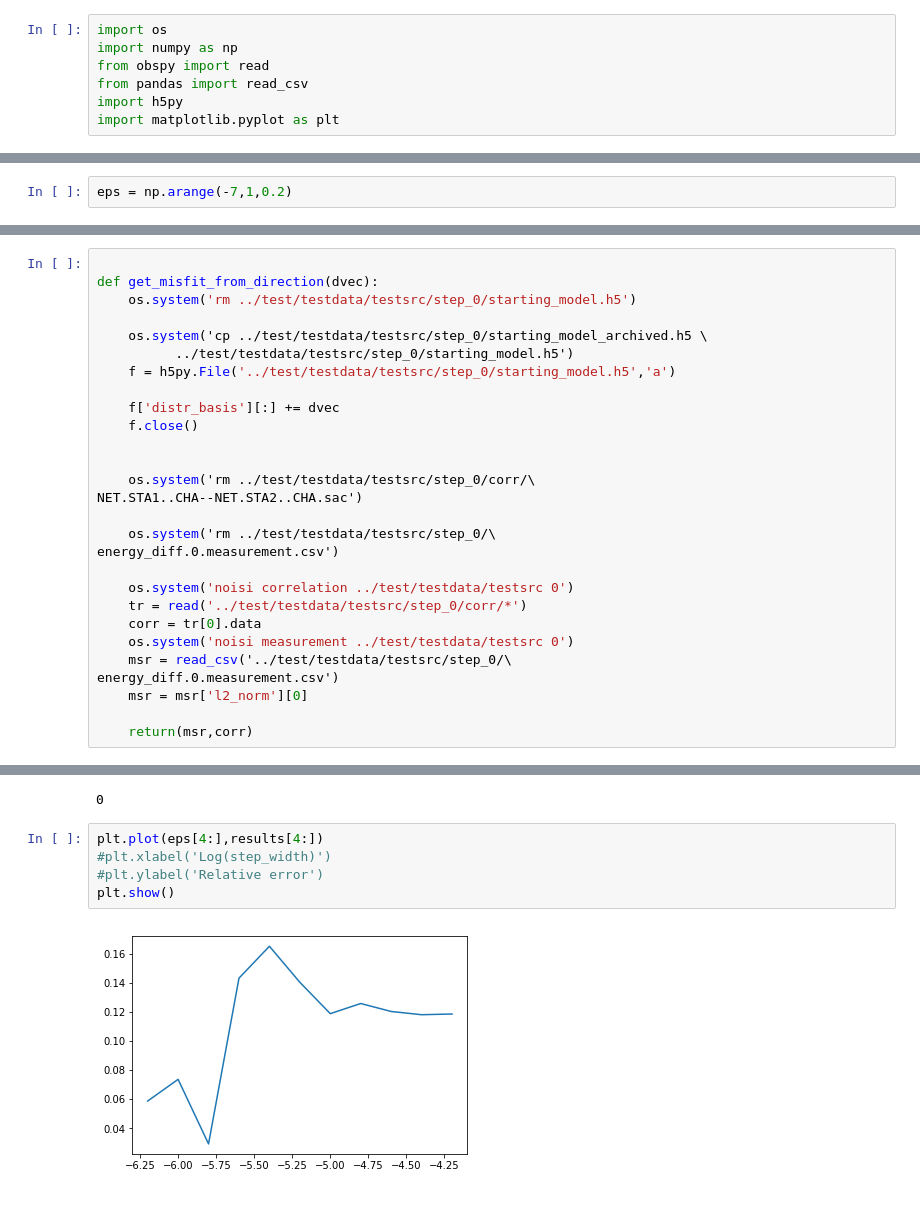
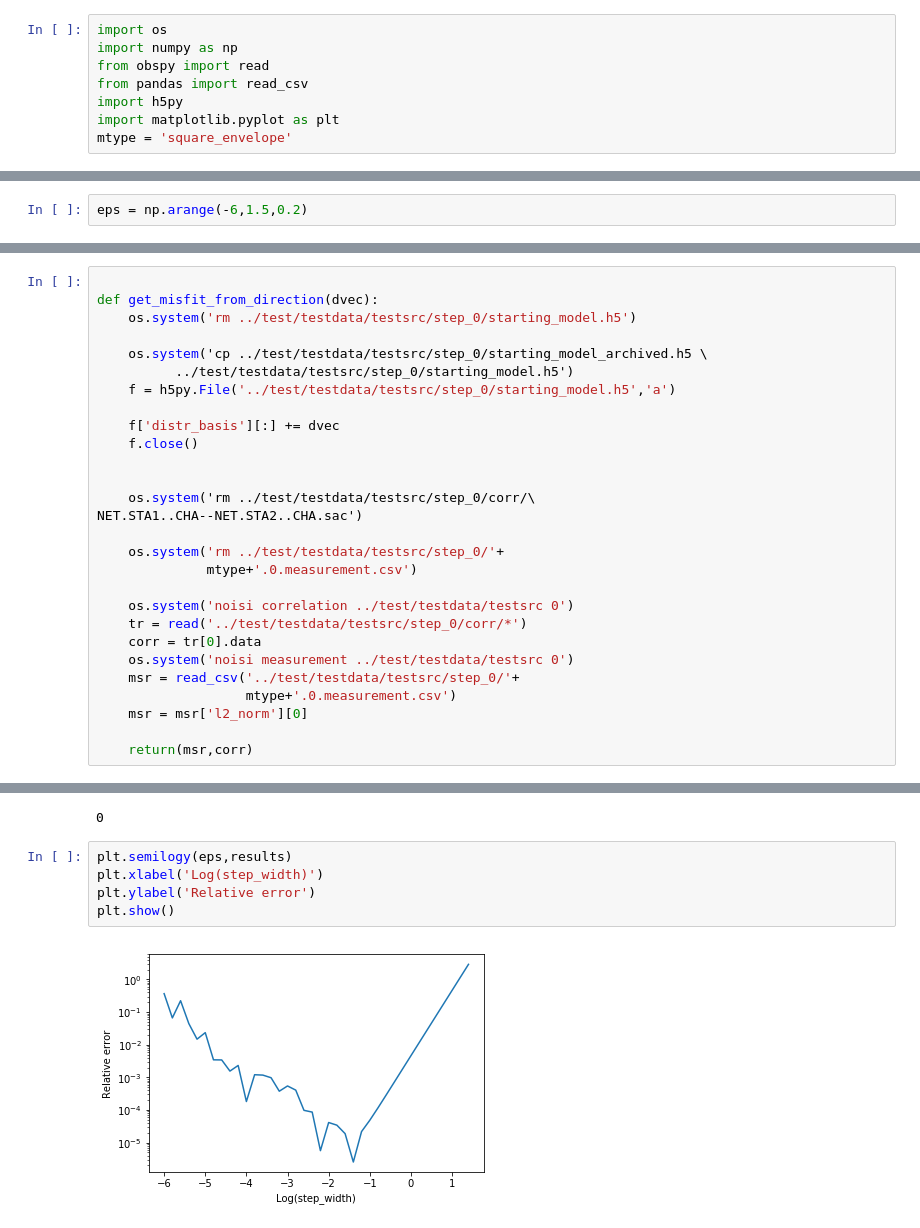
Before and after one commit to jigel/noisi, a Jupyter notebook: noisi/jnotebks/test_gradient_consistency.ipynb, the cells around one changed output, grey strips where cells are left out. Cells and saved outputs as stored; diff of their text form.

Commit message:
new measurement: square envelope

```diff
--- a/noisi/jnotebks/test_gradient_consistency.ipynb
+++ b/noisi/jnotebks/test_gradient_consistency.ipynb
@@ -22,6 +22,7 @@ from obspy import read
 from pandas import read_csv
 import h5py
 import matplotlib.pyplot as plt
+mtype = 'square_envelope'
 # %%
 # compute the gradient for the input model
 os.system('cp -R ../test/testdata/testsrc/wavefield_processed_archived/ \
@@ -57,7 +58,7 @@ os.system('noisi gradient ../test/testdata/testsrc 0')
 # %% [output]
 0
 # %%
-eps = np.arange(-7,1,0.2)
+eps = np.arange(-6,1.5,0.2)
 # %%
 grad = np.load('../test/testdata/testsrc/step_0/grad/grad_all.npy')
 print(grad)
@@ -87,15 +88,15 @@ def get_misfit_from_direction(dvec):
     os.system('rm ../test/testdata/testsrc/step_0/corr/\
 NET.STA1..CHA--NET.STA2..CHA.sac')
 
-    os.system('rm ../test/testdata/testsrc/step_0/\
-energy_diff.0.measurement.csv')
+    os.system('rm ../test/testdata/testsrc/step_0/'+
+              mtype+'.0.measurement.csv')
 
     os.system('noisi correlation ../test/testdata/testsrc 0')
     tr = read('../test/testdata/testsrc/step_0/corr/*')
     corr = tr[0].data
     os.system('noisi measurement ../test/testdata/testsrc 0')
-    msr = read_csv('../test/testdata/testsrc/step_0/\
-energy_diff.0.measurement.csv')
+    msr = read_csv('../test/testdata/testsrc/step_0/'+
+                   mtype+'.0.measurement.csv')
     msr = msr['l2_norm'][0]
 
     return(msr,corr)
@@ -150,12 +153,12 @@ os.system('rm ../test/testdata/config.json')
 # %% [output]
 0
 # %%
-plt.plot(eps[4:],results[4:])
-#plt.xlabel('Log(step_width)')
-#plt.ylabel('Relative error')
+plt.semilogy(eps,results)
+plt.xlabel('Log(step_width)')
+plt.ylabel('Relative error')
 plt.show()
 # %% [output]
-[figure, old version]
+[figure, new version]
 # %%
 print(msr2)
 # %% [output]
```
Also changed, not shown: parts of 5 cells of this notebook, 10 other files.
